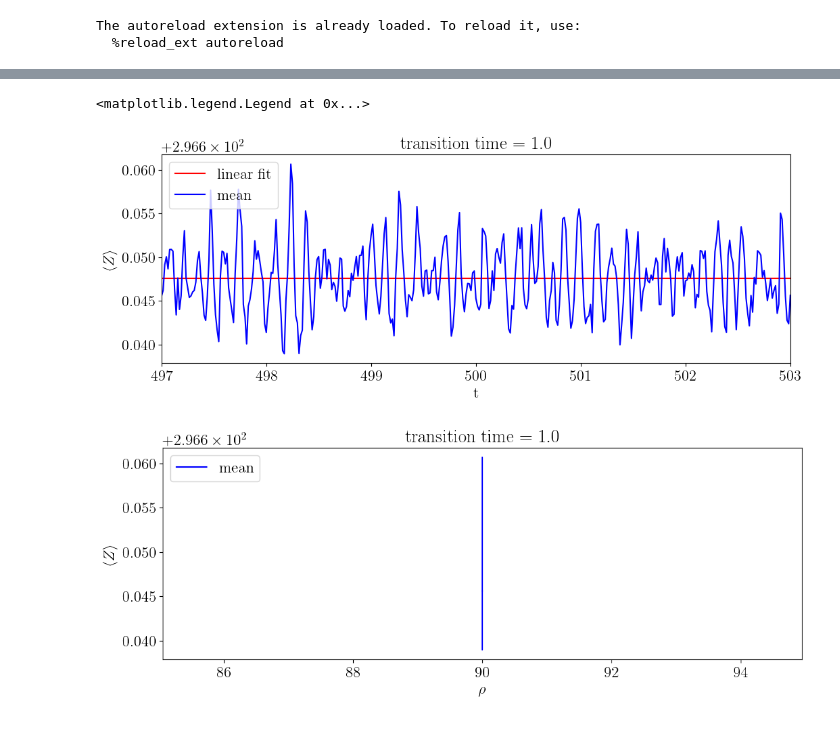
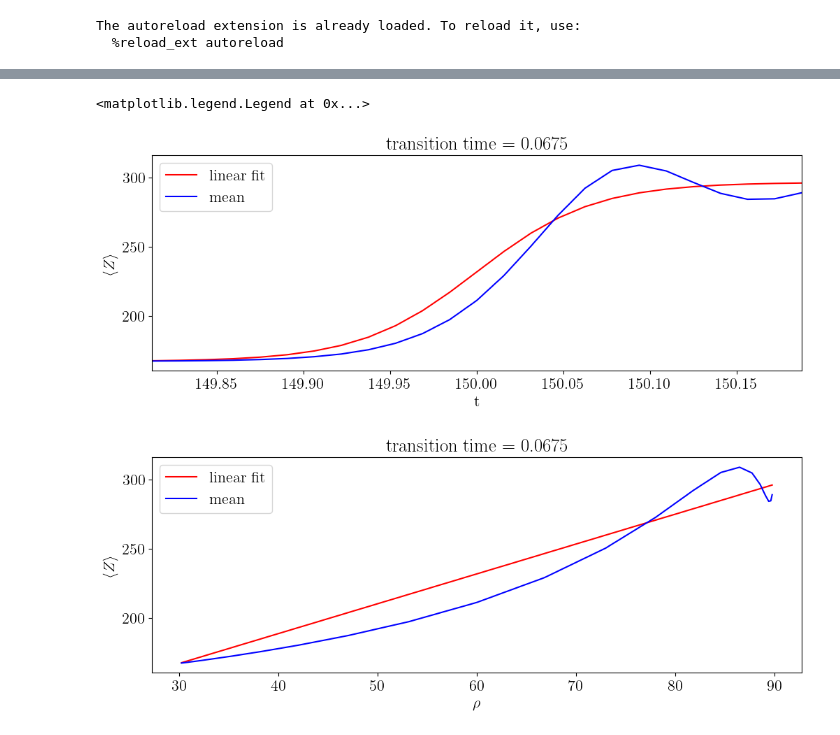
Before and after one commit to cbwomack/SCM_Emulators, a Jupyter notebook: exp4_lorenz.ipynb, the cells around one changed output, grey strips where cells are left out. Cells and saved outputs as stored; diff of their text form; code cells hidden in the pictures.

```diff
--- a/exp4_lorenz.ipynb
+++ b/exp4_lorenz.ipynb
@@ -43 +32,24 @@ def calc_ddt(t, xv_flat, alpha, beta, sigma, omega):
+# %%
+# Required variables
+alpha = 1./1000.
+beta = 8.0/3.0
+sigma = 10.
+
+# Time variables
+dt = 1.0 / 64
+t_end = 250
+t_vec = np.arange(0, t_end + dt, dt)
+
+r = 10.0 * dt
+N = 50
+
+T = 0.0675
+omega = 1./T
+
+# Initialize forcing vectors and run experiments
+experiments = ['2xCO2','High Emissions','Overshoot']
+rho, Z_out = {}, {}
+for i, exp in enumerate(experiments):
+  rho[exp] = emulator_utils.Lorenz_rho(t, omega, exp=i)
+  #Z_out[exp] = np.squeeze(full_outputs[exp]['T_ts'])[0:n_boxes,:]
 # %%
@@ -97,7 +89,7 @@ ts = np.arange(0, tmax + dt, dt)
 rhos = calc_rho(ts, omega)
 
 # 2) Linear fit for t >= 200
-ind = np.where(ts >= 200)
+ind = np.where(ts >= 100)
 p = np.polyfit(rhos[ind], xs[ind], 1)   # slope & intercept
 xfit = np.polyval(p, rhos)             # Evaluate the fit over all times
 
@@ -108,33 +100,33 @@ xfit = np.polyval(p, rhos)             # Evaluate the fit over all times
 
 # Interpolate xbar to our rhos
 #xqe = np.interp(rhos, rho_r, xbar)
 
 # 5) Restrict to region around tmax/2 ± 3*period
 tmid = tmax/2
 ind2 = np.where((ts >= tmid - 3*T) & (ts <= tmid + 3*T))[0]
 
 # 6) Plot vs time
 plt.figure()
 plt.plot(ts[ind2], xfit[ind2], 'r', label='linear fit')
 plt.plot(ts[ind2], xs[ind2],   'b', label='mean')
 #plt.plot(ts[ind2], xqe[ind2], '--k', label='quasiequilibrium')
 plt.title(f"transition time = {T}")
 plt.xlabel("t")
 plt.ylabel(r"$\langle Z\rangle$")
 plt.legend(loc='upper left')
 plt.xlim([ts[ind2[0]], ts[ind2[-1]]])
 
 # 7) Plot vs rho
 plt.figure()
-#plt.plot(rhos[ind2], xfit[ind2], 'r', label='linear fit')
+plt.plot(rhos[ind2], xfit[ind2], 'r', label='linear fit')
 plt.plot(rhos[ind2], xs[ind2],   'b', label='mean')
 #plt.plot(rhos[ind2], xqe[ind2], '--k', label='quasiequilibrium')
 plt.title(f"transition time = {T}")
 plt.xlabel(r"$\rho$")
 plt.ylabel(r"$\langle Z\rangle$")
 plt.legend(loc='upper left')
 #plt.savefig(f"cublort-fit-{period}-rho.png")
 # %% [output]
 <matplotlib.legend.Legend at 0x...>
-[figure, old version]
+[figure, new version]
-[figure, old version]
+[figure, new version]
```
Also changed, not shown: parts of 5 cells of this notebook, 6 other files.
